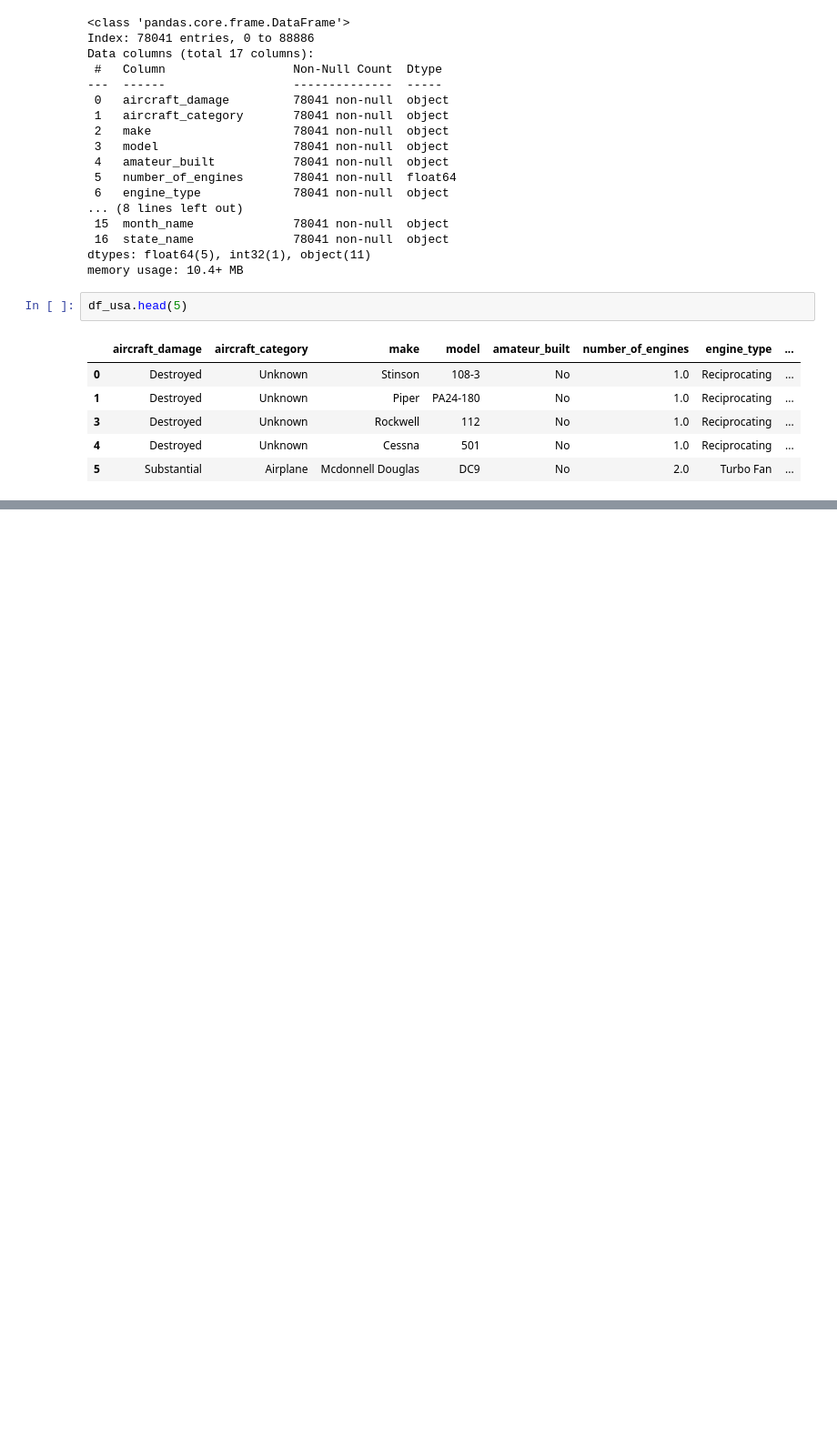
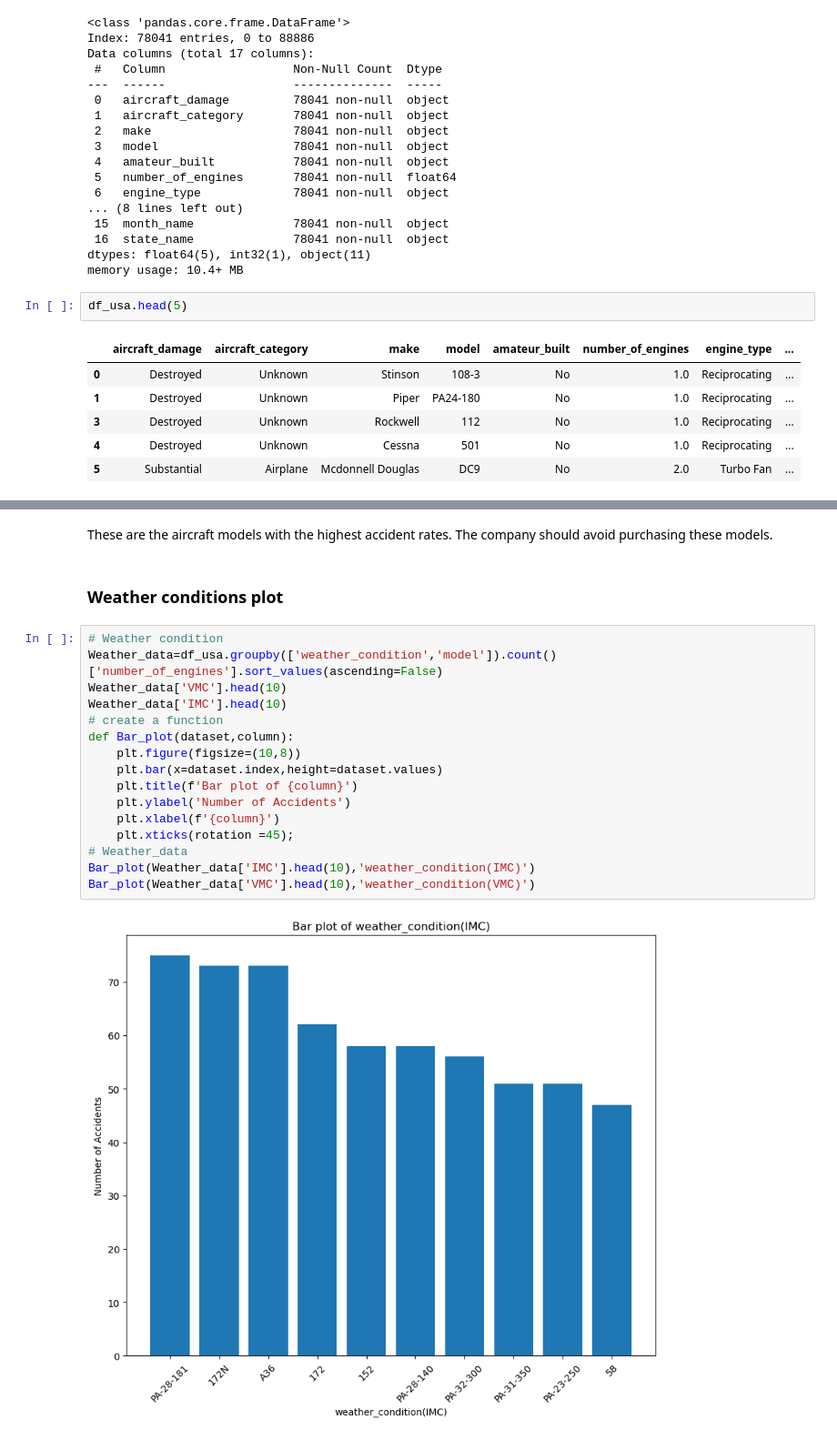
Before and after one commit to Rodgerdev/aircraft-analysis, a Jupyter notebook: aviation_analysis.ipynb, the cells around one changed output, grey strips where cells are left out. Shown: that part at 91% size. Drawn from its saved outputs; the diff is of its cells as text; blank space fills up the shorter version.

```diff
--- a/aviation_analysis.ipynb
+++ b/aviation_analysis.ipynb
@@ -1019,0 +888,22 @@ plt.show()
+# %% [markdown]
+These are the aircraft models with the highest accident rates. The company should avoid purchasing these models.
+# %% [markdown]
+### Weather conditions plot
+# %%
+# Weather condition
+Weather_data=df_usa.groupby(['weather_condition','model']).count()['number_of_engines'].sort_values(ascending=False)
+Weather_data['VMC'].head(10)
+Weather_data['IMC'].head(10)
+# create a function
+def Bar_plot(dataset,column):
+    plt.figure(figsize=(10,8))
+    plt.bar(x=dataset.index,height=dataset.values)
+    plt.title(f'Bar plot of {column}')
+    plt.ylabel('Number of Accidents')
+    plt.xlabel(f'{column}')
+    plt.xticks(rotation =45);
+# Weather_data
+Bar_plot(Weather_data['IMC'].head(10),'weather_condition(IMC)')
+Bar_plot(Weather_data['VMC'].head(10),'weather_condition(VMC)')
+# %% [output]
+[figure, added]
```
Also changed, not shown: parts of 48 cells of this notebook, 1 other file.
